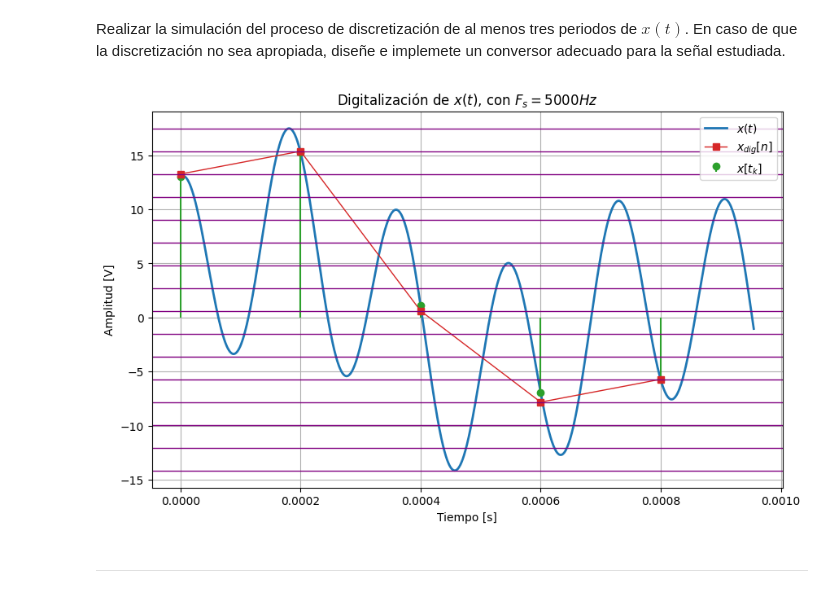
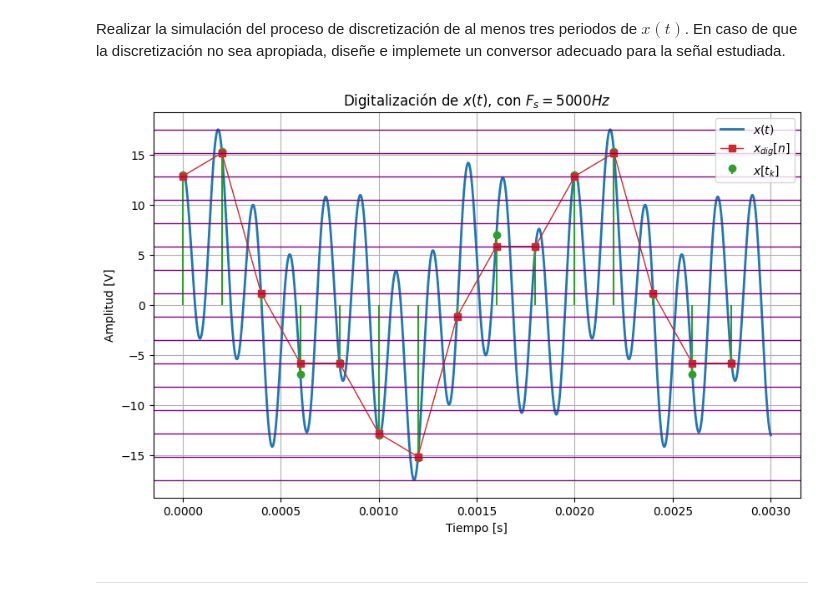
Before and after one commit to AlmondSund/SyS_2025_2, a Jupyter notebook: Parcial_1/Parcial1_SyS_2025_2.ipynb, the cells around one changed output. Drawn from its saved outputs; the diff is of its cells as text; code cells hidden in the pictures.

```diff
--- a/Parcial_1/Parcial1_SyS_2025_2.ipynb
+++ b/Parcial_1/Parcial1_SyS_2025_2.ipynb
@@ -83,7 +83,7 @@ n_bits = 4              # Número de bits
 num_levels = 2**n_bits  # Número de niveles de cuantización
 
 ''' Tiempos '''
-T = 1/(1000*np.pi)                   # x(t) es cuasi-periódica con periodo fundamental T [s]
+T = 1/(1000)                   # x(t) es cuasi-periódica con periodo fundamental T [s]
 sim_time = 3 * T                     # Tiempo de simulación (al menos 3 periodos de x(t)) [s]
 t = np.linspace(0, sim_time, 20000)  # Vector de tiempo 'continuo' [s]
 t_k = np.arange(0, sim_time, Ts)     # Vector de tiempo discreto [s]
@@ -93,34 +93,34 @@ x_t = 3 * np.cos(1000*np.pi*t) + 5 * np.sin(3000*np.pi*t) + 10 * np.cos(11000*np
 
 ''' Digitalización '''
 # Discretización
 x_tk = 3 * np.cos(1000*np.pi*t_k) + 5 * np.sin(3000*np.pi*t_k) + 10 * np.cos(11000*np.pi*t_k)  # x[t_k] [V]
 
 # Cuantización
 levels = np.linspace(min(x_t), max(x_t), num_levels)  # Vector de niveles de cuantización
 distances = np.abs(x_tk[:, None] - levels[None, :])   # Matriz de distancias entre muestras y niveles
 indices = np.argmin(distances, axis=1)                # Índices de los niveles más cercanos
 
 # Señal digitalizada
 x_dig = levels[indices]  # x_dig[n] [V]
 
 ''' Visualización '''
 plt.figure(figsize=(10, 6))
 plt.plot(t, x_t, label='$x(t)$', color='C0', linewidth=2)
 plt.stem(t_k, x_tk, label='$x[t_k]$', linefmt='C2-', markerfmt='C2o', basefmt=" ")
 plt.plot(t_k, x_dig, label='$x_{dig}[n]$', color='C3', marker='s', linestyle='-', linewidth=1)
 
 # Dibujar los niveles de cuantización como rectas constantes
 for lvl in levels:
 	plt.axhline(lvl, color='purple', linewidth=1)
 
 plt.title('Digitalización de $x(t)$, con $F_s = {} Hz$'.format(Fs))
 plt.xlabel('Tiempo [s]')
 plt.ylabel('Amplitud [V]')
 plt.grid()
 plt.legend(loc='upper right')
 plt.show()
 # %% [output]
-[figure, old version]
+[figure, new version]
 # %% [markdown]
 ---
 # %% [markdown]
```
Also changed, not shown: parts of 2 cells of this notebook.
